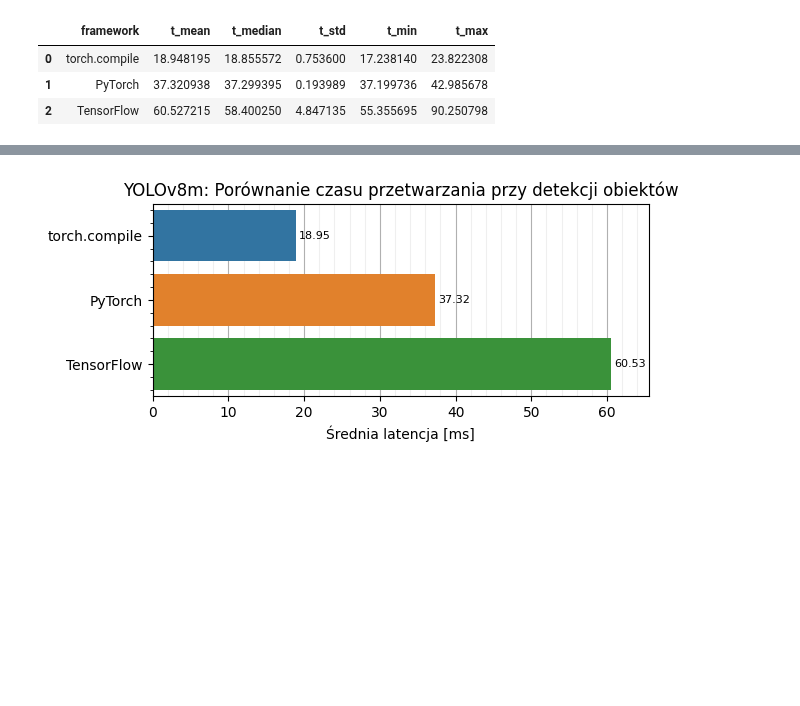
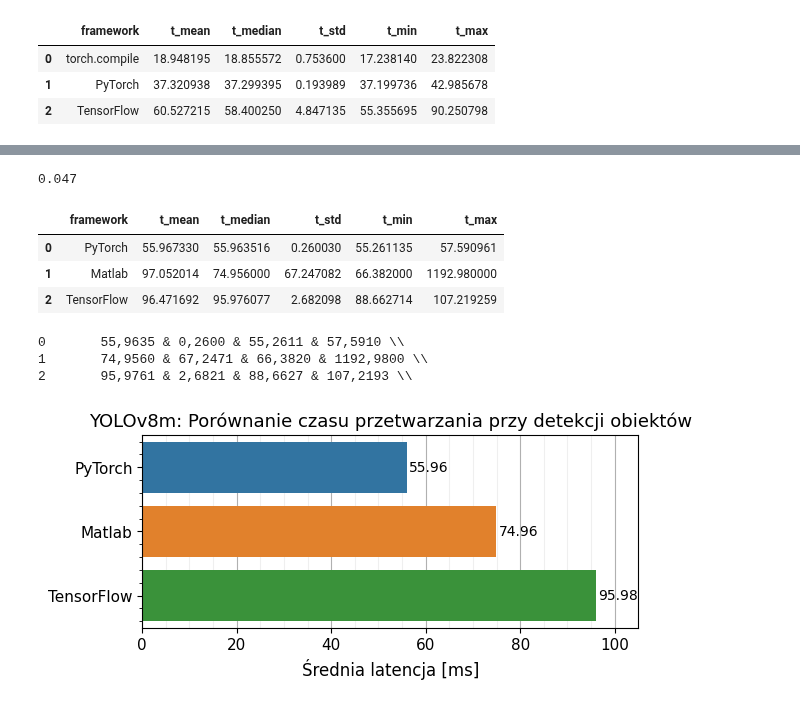
Before and after one commit to mihawb/dnn-lang-comparison, a Jupyter notebook: analysis/yolo-comp.ipynb, the cells around one changed output, grey strips where cells are left out. Saved outputs shown, nothing was run; the diff lists cells and outputs as text; code cells hidden in the pictures; blank space fills up the shorter version.

Commit message:
local yolo analysis, fig font size changed, misc

```diff
--- a/analysis/yolo-comp.ipynb
+++ b/analysis/yolo-comp.ipynb
@@ -94,0 +133,13 @@ infer_all_t
+# %%
+pt = pd.read_csv("../results_ultimate_0/pytorch-yolo-local.csv")
+pt = pt[pt.epoch > 1000]
+
+tf = pd.read_csv("../results_ultimate_0/tensorflow-yolo-local.csv")
+tf["elapsed_time"] = tf["elapsed_time"] / 1e6
+tf = tf[tf.epoch > 200]
+tf = tf.drop("epoch", axis="columns").reset_index(drop=True).reset_index().rename(columns={"index": "epoch"})
+tf["epoch"] += 1001
+
+matlab = pd.read_csv("../results_ultimate_0/matlab-yolo-local.csv")
+matlab["elapsed_time"] = matlab["elapsed_time"] * 1e3
+matlab = matlab[matlab.epoch > 1000]
@@ -95,23 +168,56 @@ infer_all_t
+# %%
+188 / 4000
+# %% [output]
+0.047
+# %%
+local_bm = pd.concat([pt, tf, matlab])
+local_bm = local_bm.drop(["model_name", "phase", "epoch", "loss", "performance"], axis=1)
+g = local_bm.groupby(["framework"])
+
+mean = g.mean().rename(columns={"elapsed_time": "t_mean"})
+median = g.median().rename(columns={"elapsed_time": "t_median"})
+std = g.std().rename(columns={"elapsed_time": "t_std"})
+mind = g.min().rename(columns={"elapsed_time": "t_min"})
+maxd = g.max().rename(columns={"elapsed_time": "t_max"})
+
+infer_all_t = (
+	pd.concat([mean, median, std, mind, maxd], axis="columns")
+	.sort_values("t_median")
+	.rename(index={"PyTorch_compile": "torch.compile"})
+	.reset_index()
+)
+infer_all_t
+# %% [output]
+|  | framework | t_mean | t_median | t_std | t_min | t_max |
+| 0 | PyTorch | 55.967330 | 55.963516 | 0.260030 | 55.261135 | 57.590961 |
+| 1 | Matlab | 97.052014 | 74.956000 | 67.247082 | 66.382000 | 1192.980000 |
+| 2 | TensorFlow | 96.471692 | 95.976077 | 2.682098 | 88.662714 | 107.219259 |
+# %%
+latexify_df(infer_all_t.drop(["framework", "t_mean"], axis="columns"))
+# %% [output]
+0       55,9635 & 0,2600 & 55,2611 & 57,5910 \\
+1       74,9560 & 67,2471 & 66,3820 & 1192,9800 \\
+2       95,9761 & 2,6821 & 88,6627 & 107,2193 \\
 # %%
 infer_all_t["hue"] = ["tc", "te", "tf"]
 
-ax = sns.barplot(data=infer_all_t, y="framework", x="t_mean", zorder=2, orient="h", hue="hue")
+ax = sns.barplot(data=infer_all_t, y="framework", x="t_median", zorder=2, orient="h", hue="hue")
 ax.get_figure().set_size_inches(6.4, 2.5)
 ax.set_ylabel("")
 ax.set_xlabel("Średnia latencja [ms]")
 ax.set_title("YOLOv8m: Porównanie czasu przetwarzania przy detekcji obiektów")
 ax.get_legend().remove()
 
 ax.grid(axis="x", which="major", zorder=1)
 ax.minorticks_on()
 ax.tick_params(axis='x', which='minor', bottom=False)
 ax.grid(visible=True, axis="x", which="minor", alpha=0.2, zorder=1)
 
-ax.set_xlim(right=65.5)
+ax.set_xlim(right=105)
 
 for container in ax.containers:
-	ax.bar_label(container, fmt="{:.2f}", fontsize=8, padding=2)
+	ax.bar_label(container, fmt="{:.2f}", padding=2)
 
 ax.get_figure().savefig("../paper/plots/5.4-1.png", bbox_inches = "tight")
 # %% [output]
-[figure, old version]
+[figure, new version]
```
Also changed, not shown: parts of 7 cells of this notebook, 4 other files.
